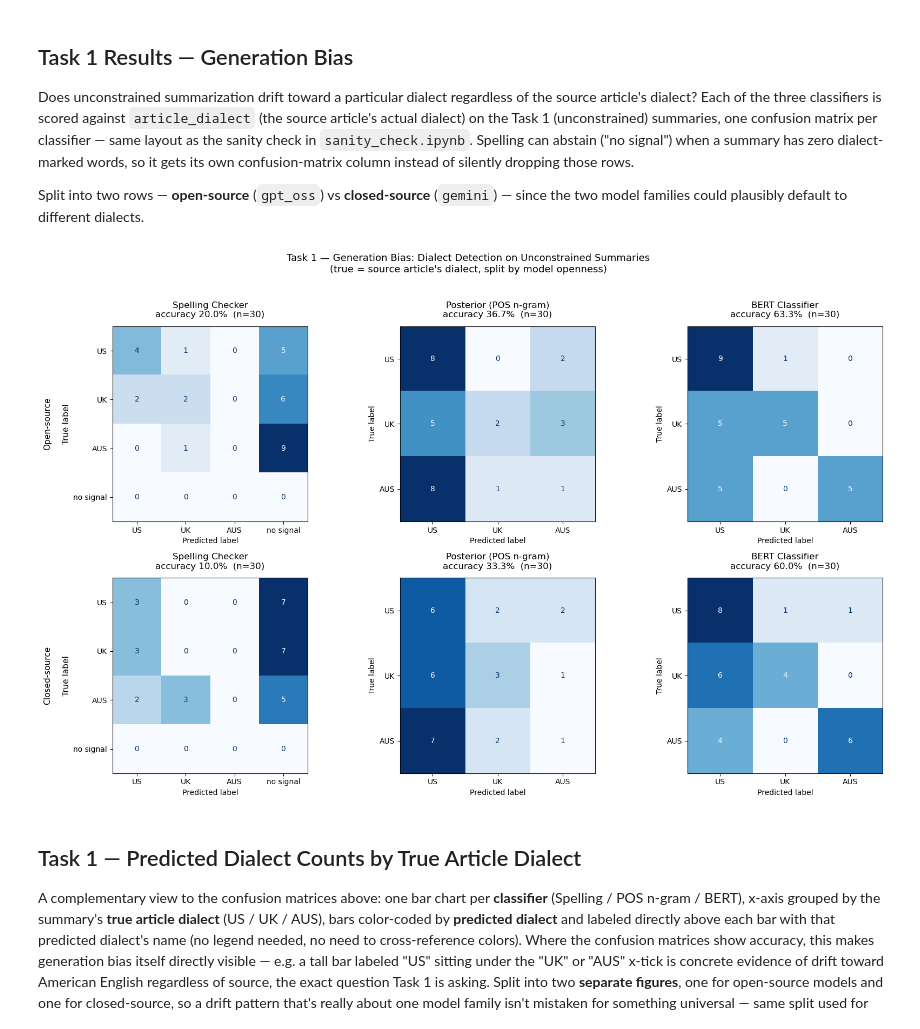
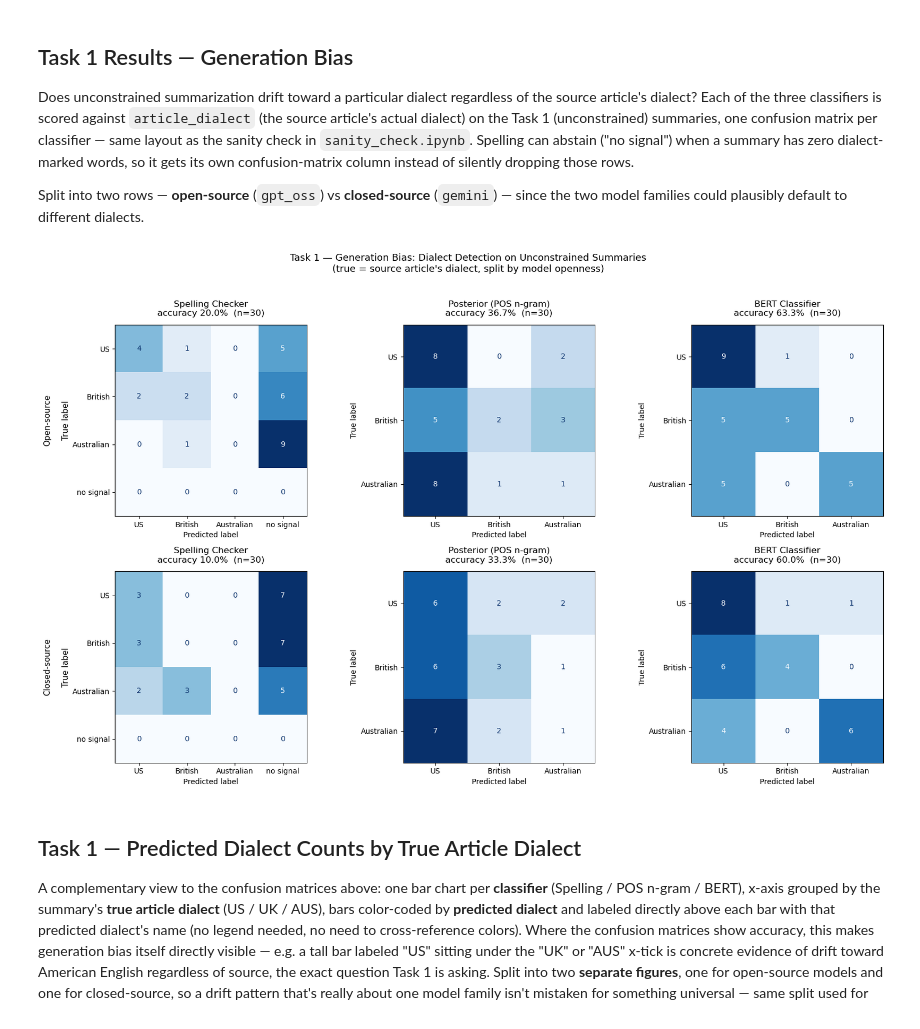
Before and after one commit to davidavivb/NLP-Project, a Jupyter notebook: evaluate_summaries.ipynb, the cells around one changed output. Drawn from its saved outputs; the diff is of its cells as text; code cells hidden in the pictures.

```diff
--- a/evaluate_summaries.ipynb
+++ b/evaluate_summaries.ipynb
@@ -43,6 +43,11 @@ from helpers.spelling_markers import load_spelling_markers
 
 SUMMARIES_DIR = Path("./summaries")
 
+# DIALECTS ("US"/"UK"/"AUS") stays the classifier/data vocabulary everywhere below — only the
+# plot-facing labels (axis ticks, bar labels, confusion-matrix display labels) get the friendlier
+# names, via this lookup.
+DIALECT_DISPLAY = {"US": "US", "UK": "British", "AUS": "Australian"}
+
 # Per make_ai_summaries.ipynb: one closed-source model (Gemini, via Google AI Studio) and one
 # open-source model (gpt-oss-120b, Apache-2.0 open-weight, via Groq). Used below to split the
 # Task 1 and Task 2 results plots by model openness.
@@ -203,36 +208,37 @@ model families could plausibly default to different dialects.
 spelling_labels = DIALECTS + ["no signal"]
 classifiers = [("spelling", "Spelling Checker", spelling_labels),
                ("pos_ngram", "Posterior (POS n-gram)", DIALECTS),
                ("bert", "BERT Classifier", DIALECTS)]
 
 df_t1_kind = df_t1.assign(kind=df_t1["model"].map(MODEL_KIND).fillna(df_t1["model"]))
 
 fig, axes = plt.subplots(2, 3, figsize=(17, 10))
 
 for row, kind in enumerate(MODEL_KIND_ORDER):
     sub = df_t1_kind[df_t1_kind["kind"] == kind]
-    for col, (pred_col, title, disp_labels) in enumerate(classifiers):
+    for col, (pred_col, title, cm_labels) in enumerate(classifiers):
         ax = axes[row, col]
         if sub.empty:
             ax.set_title(f"{title}\n(no data yet)")
             ax.axis("off")
             continue
         acc = (sub[pred_col] == sub["true"]).mean()
-        cm = confusion_matrix(sub["true"], sub[pred_col], labels=disp_labels)
+        cm = confusion_matrix(sub["true"], sub[pred_col], labels=cm_labels)
+        disp_labels = [DIALECT_DISPLAY.get(l, l) for l in cm_labels]
         disp = ConfusionMatrixDisplay(confusion_matrix=cm, display_labels=disp_labels)
         disp.plot(ax=ax, cmap="Blues", values_format="d", colorbar=False)
         ax.set_title(f"{title}\naccuracy {acc:.1%}  (n={len(sub)})", pad=12)
     axes[row, 0].set_ylabel(f"{kind}\n\nTrue label", fontsize=11)
 
 plt.suptitle(
     "Task 1 — Generation Bias: Dialect Detection on Unconstrained Summaries\n"
     "(true = source article's dialect, split by model openness)",
     fontsize=13, y=1.02,
 )
 plt.tight_layout()
 plt.show()
 # %% [output]
-[figure, old version]
+[figure, new version]
 # %% [markdown]
 ## Task 1 — Predicted Dialect Counts by True Article Dialect
 
```
Also changed, not shown: parts of 11 cells of this notebook.
